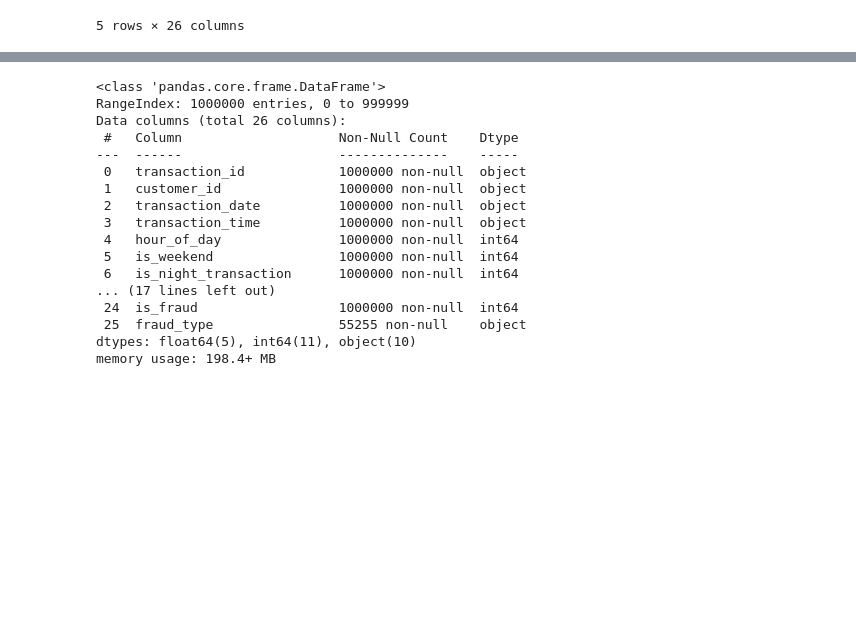
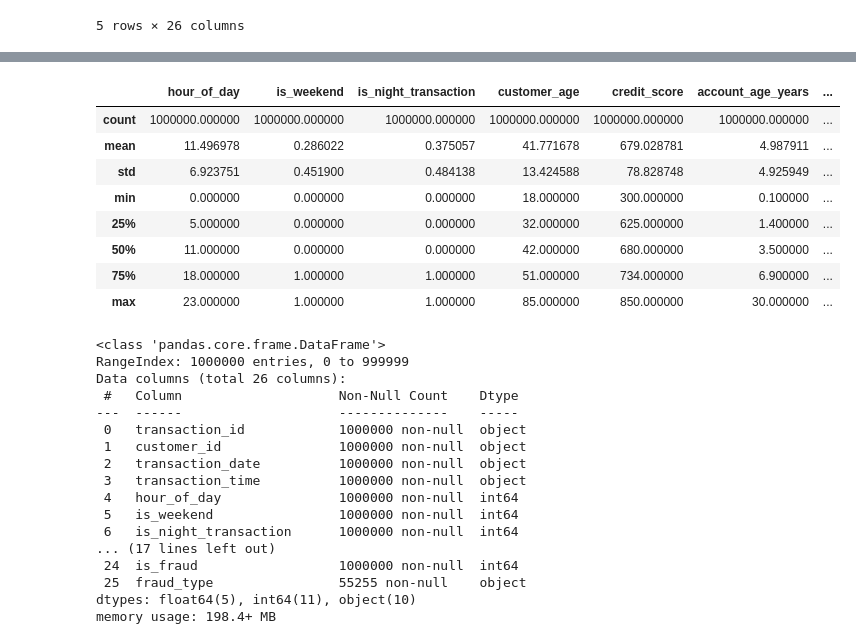
Before and after one commit to abhi-saurav-saroya/bank-fraud-eda, a Jupyter notebook: notebooks/01_data_cleaning.ipynb, the cells around one changed output, grey strips where cells are left out. Saved outputs shown, nothing was run; the diff lists cells and outputs as text; code cells hidden in the pictures; blank space fills up the shorter version.

```diff
--- a/notebooks/01_data_cleaning.ipynb
+++ b/notebooks/01_data_cleaning.ipynb
@@ -38,3 +48,15 @@ df.head()
+# %%
+df.describe()
+# %% [output]
+|  | hour_of_day | is_weekend | is_night_transaction | customer_age | credit_score | account_age_years | ... |
+| count | 1000000.000000 | 1000000.000000 | 1000000.000000 | 1000000.000000 | 1000000.000000 | 1000000.000000 | ... |
+| mean | 11.496978 | 0.286022 | 0.375057 | 41.771678 | 679.028781 | 4.987911 | ... |
+| std | 6.923751 | 0.451900 | 0.484138 | 13.424588 | 78.828748 | 4.925949 | ... |
+| min | 0.000000 | 0.000000 | 0.000000 | 18.000000 | 300.000000 | 0.100000 | ... |
+| 25% | 5.000000 | 0.000000 | 0.000000 | 32.000000 | 625.000000 | 1.400000 | ... |
+| 50% | 11.000000 | 0.000000 | 0.000000 | 42.000000 | 680.000000 | 3.500000 | ... |
+| 75% | 18.000000 | 1.000000 | 1.000000 | 51.000000 | 734.000000 | 6.900000 | ... |
+| max | 23.000000 | 1.000000 | 1.000000 | 85.000000 | 850.000000 | 30.000000 | ... |
 # %%
 df.info()
 # %% [output]
```
Also changed, not shown: parts of 9 cells of this notebook, 1 other file.
